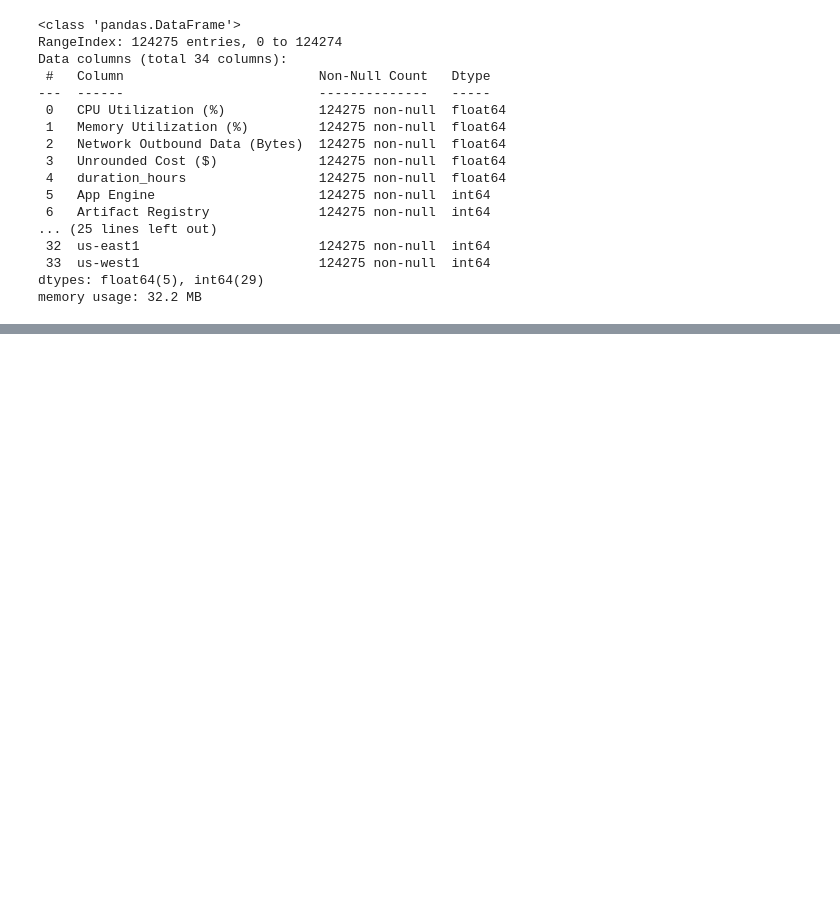
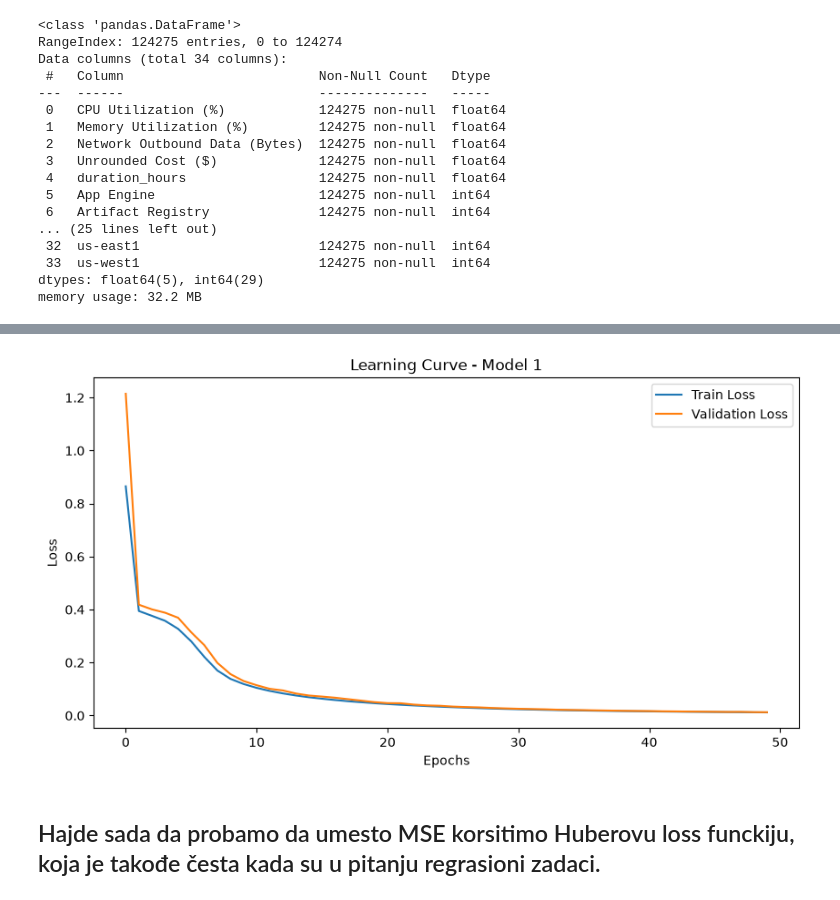
Before and after one commit to LukaDervisevic/GCPCostPreditionModel, a Jupyter notebook: gcp_nn.ipynb, the cells around one changed output, grey strips where cells are left out. Drawn from its saved outputs; the diff is of its cells as text; code cells hidden in the pictures; blank space fills up the shorter version.

Commit message:
model i evaluacija

```diff
--- a/gcp_nn.ipynb
+++ b/gcp_nn.ipynb
@@ -304,0 +390,17 @@ memory usage: 32.2 MB
+# %%
+class CostPredictor1(nn.Module):
+    def __init__(self, input_size):
+        super(CostPredictor1, self).__init__()
+        self.net = nn.Sequential(
+            nn.Linear(input_size, 64),
+            nn.Sigmoid(),
+            nn.Linear(64, 32),
+            nn.Sigmoid(),
+            nn.Linear(32, 1)
+        )
+    def forward(self, x):
+        return self.net(x)
+
+model = CostPredictor1(X_train.shape[1])
+criterion = nn.MSELoss()
+optimizer = optim.SGD(model.parameters(), lr=0.01)
@@ -304,0 +497,13 @@ memory usage: 32.2 MB
+# %%
+plt.figure(figsize=(10, 5))
+plt.plot(train_losses, label='Train Loss')
+plt.plot(val_losses, label='Validation Loss')
+plt.title('Learning Curve - Model 1')
+plt.xlabel('Epochs')
+plt.ylabel('Loss')
+plt.legend()
+plt.show()
+# %% [output]
+[figure, added]
+# %% [markdown]
+## Hajde sada da probamo da umesto MSE korsitimo Huberovu loss funckiju, koja je takođe česta kada su u pitanju regrasioni zadaci.
```
Also changed, not shown: parts of 38 cells of this notebook.
